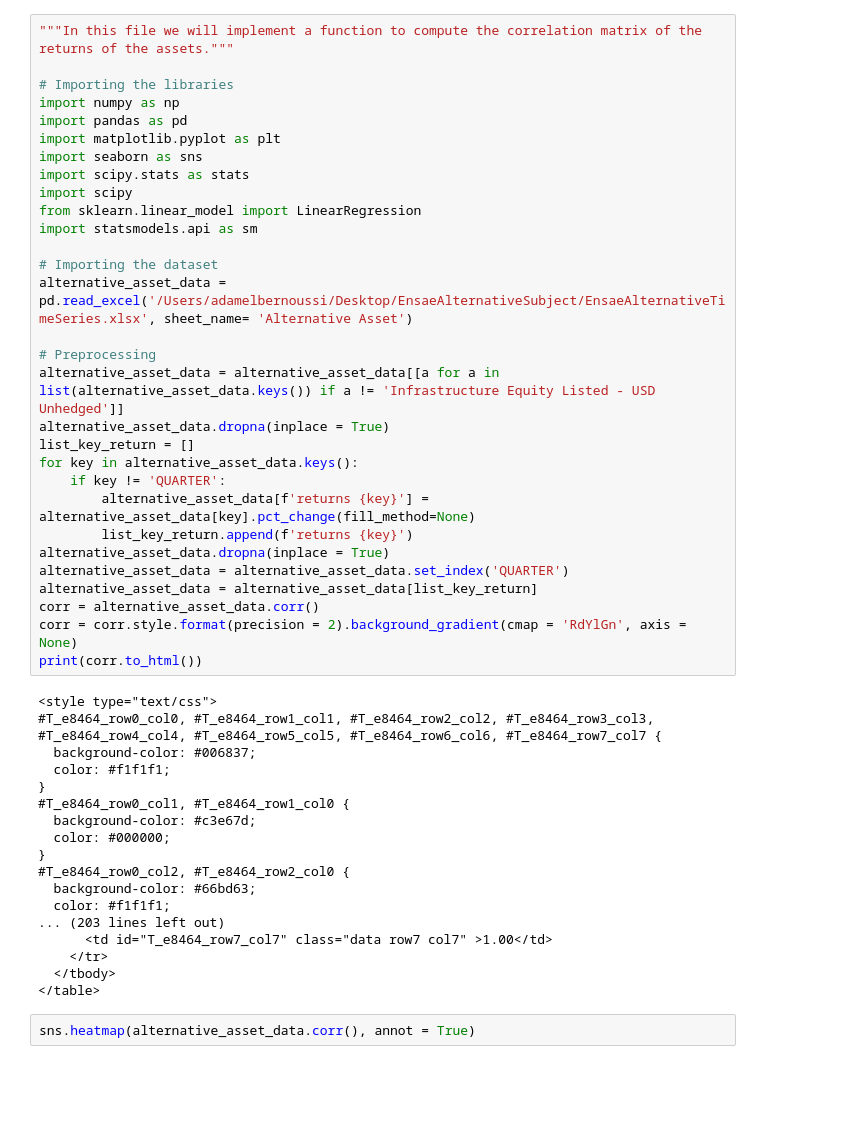
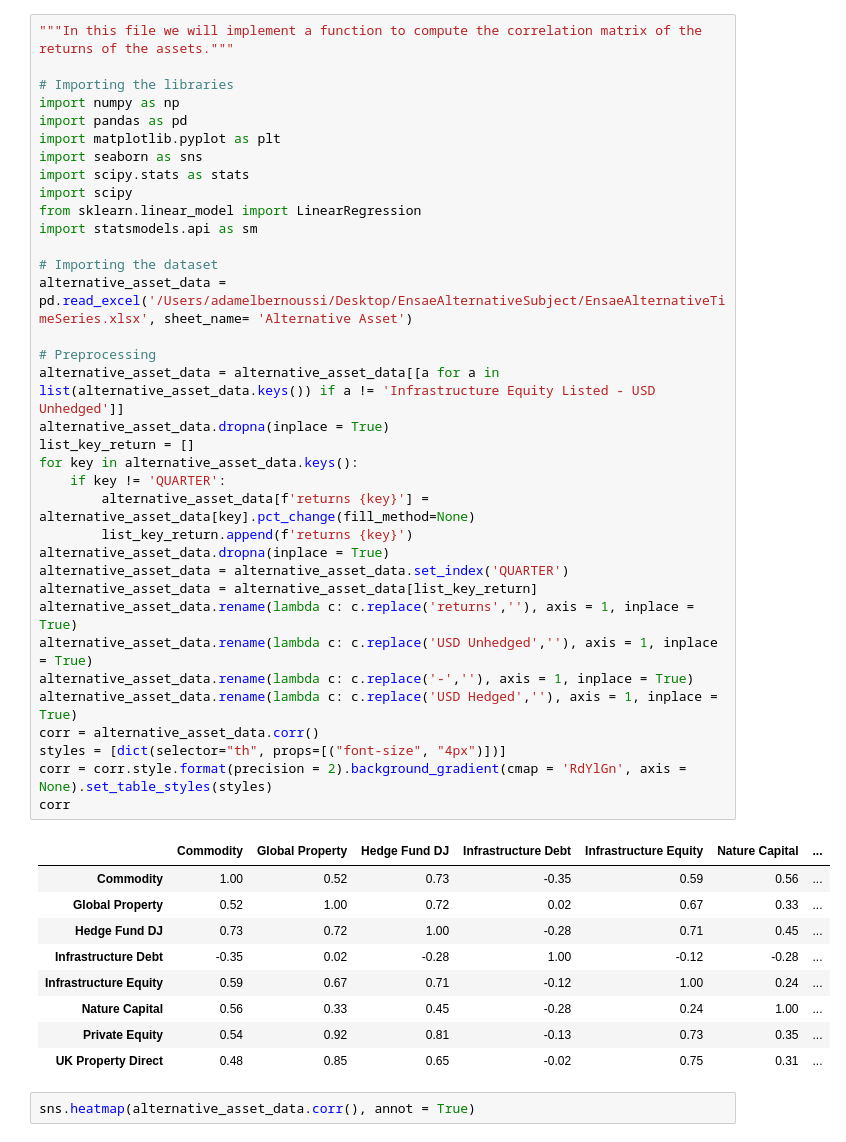
Before and after one commit to Perann/STAT_APP, a Jupyter notebook: test_a_supp.ipynb, the cells around one changed output. Saved outputs shown, nothing was run; the diff lists cells and outputs as text; blank space fills up the shorter version.

```diff
--- a/test_a_supp.ipynb
+++ b/test_a_supp.ipynb
@@ -1,51 +1,48 @@
 # %%
 """In this file we will implement a function to compute the correlation matrix of the returns of the assets."""
 
 # Importing the libraries
 import numpy as np
 import pandas as pd
 import matplotlib.pyplot as plt
 import seaborn as sns
 import scipy.stats as stats
 import scipy
 from sklearn.linear_model import LinearRegression
 import statsmodels.api as sm
 
 # Importing the dataset
 alternative_asset_data = pd.read_excel('/Users/adamelbernoussi/Desktop/EnsaeAlternativeSubject/EnsaeAlternativeTimeSeries.xlsx', sheet_name= 'Alternative Asset')
 
 # Preprocessing
 alternative_asset_data = alternative_asset_data[[a for a in list(alternative_asset_data.keys()) if a != 'Infrastructure Equity Listed - USD Unhedged']]
 alternative_asset_data.dropna(inplace = True)
 list_key_return = []
 for key in alternative_asset_data.keys():
     if key != 'QUARTER':
         alternative_asset_data[f'returns {key}'] = alternative_asset_data[key].pct_change(fill_method=None)
         list_key_return.append(f'returns {key}')
 alternative_asset_data.dropna(inplace = True)
 alternative_asset_data = alternative_asset_data.set_index('QUARTER')
 alternative_asset_data = alternative_asset_data[list_key_return]
+alternative_asset_data.rename(lambda c: c.replace('returns',''), axis = 1, inplace = True)
+alternative_asset_data.rename(lambda c: c.replace('USD Unhedged',''), axis = 1, inplace = True)
+alternative_asset_data.rename(lambda c: c.replace('-',''), axis = 1, inplace = True)
+alternative_asset_data.rename(lambda c: c.replace('USD Hedged',''), axis = 1, inplace = True)
 corr = alternative_asset_data.corr()
-corr = corr.style.format(precision = 2).background_gradient(cmap = 'RdYlGn', axis = None)
-print(corr.to_html())
+styles = [dict(selector="th", props=[("font-size", "4px")])]
+corr = corr.style.format(precision = 2).background_gradient(cmap = 'RdYlGn', axis = None).set_table_styles(styles)
+corr
 # %% [output]
-<style type="text/css">
-#T_e8464_row0_col0, #T_e8464_row1_col1, #T_e8464_row2_col2, #T_e8464_row3_col3, #T_e8464_row4_col4, #T_e8464_row5_col5, #T_e8464_row6_col6, #T_e8464_row7_col7 {
-  background-color: #006837;
-  color: #f1f1f1;
-}
-#T_e8464_row0_col1, #T_e8464_row1_col0 {
-  background-color: #c3e67d;
-  color: #000000;
-}
-#T_e8464_row0_col2, #T_e8464_row2_col0 {
-  background-color: #66bd63;
-  color: #f1f1f1;
-... (203 lines left out)
-      <td id="T_e8464_row7_col7" class="data row7 col7" >1.00</td>
-    </tr>
-  </tbody>
-</table>
+|  | Commodity | Global Property | Hedge Fund DJ | Infrastructure Debt | Infrastructure Equity | Nature Capital | ... |
+| Commodity | 1.00 | 0.52 | 0.73 | -0.35 | 0.59 | 0.56 | ... |
+| Global Property | 0.52 | 1.00 | 0.72 | 0.02 | 0.67 | 0.33 | ... |
+| Hedge Fund DJ | 0.73 | 0.72 | 1.00 | -0.28 | 0.71 | 0.45 | ... |
+| Infrastructure Debt | -0.35 | 0.02 | -0.28 | 1.00 | -0.12 | -0.28 | ... |
+| Infrastructure Equity | 0.59 | 0.67 | 0.71 | -0.12 | 1.00 | 0.24 | ... |
+| Nature Capital | 0.56 | 0.33 | 0.45 | -0.28 | 0.24 | 1.00 | ... |
+| Private Equity | 0.54 | 0.92 | 0.81 | -0.13 | 0.73 | 0.35 | ... |
+| UK Property Direct | 0.48 | 0.85 | 0.65 | -0.02 | 0.75 | 0.31 | ... |
 # %%
 sns.heatmap(alternative_asset_data.corr(), annot = True)
 # %% [output]
```
Also changed, not shown: 7 other files.
